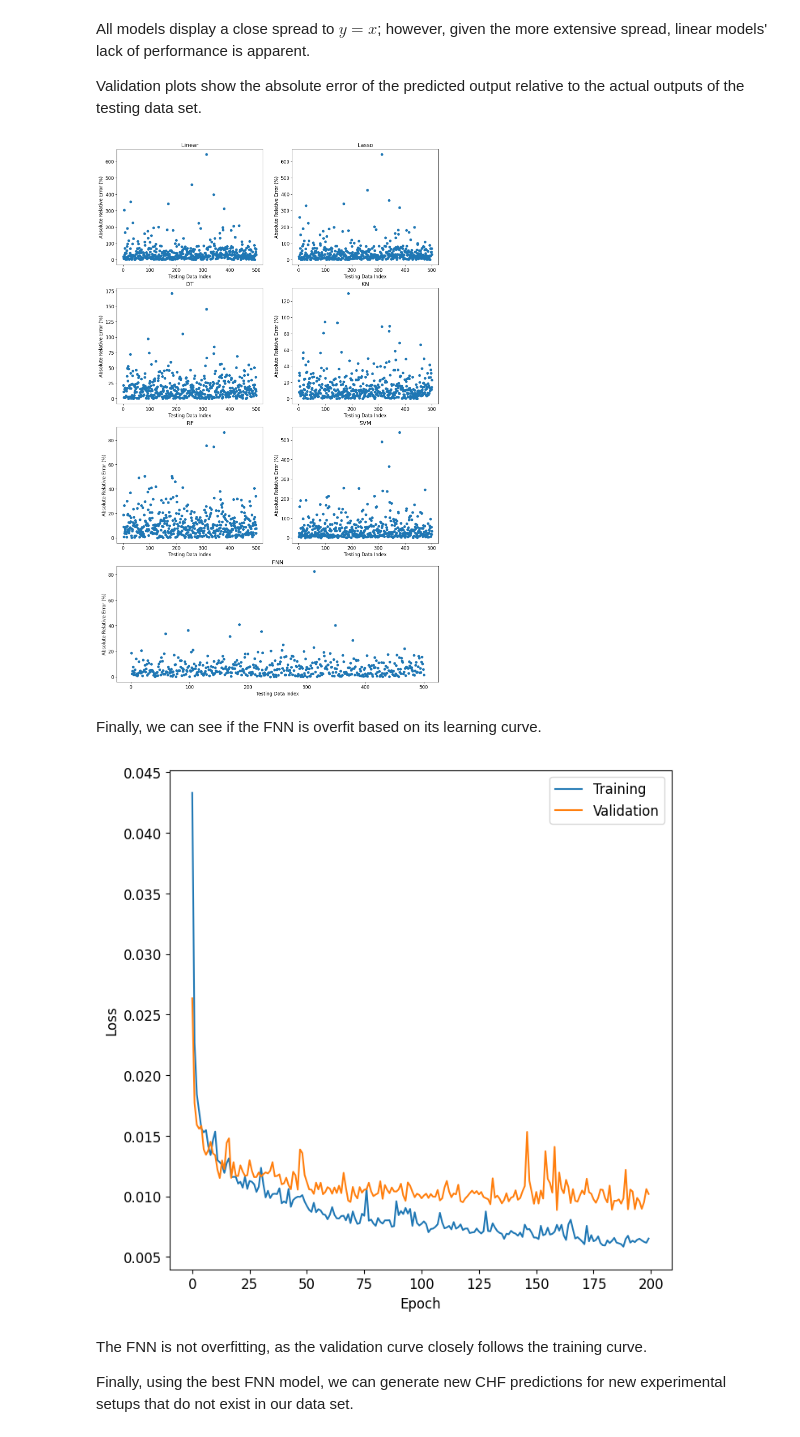
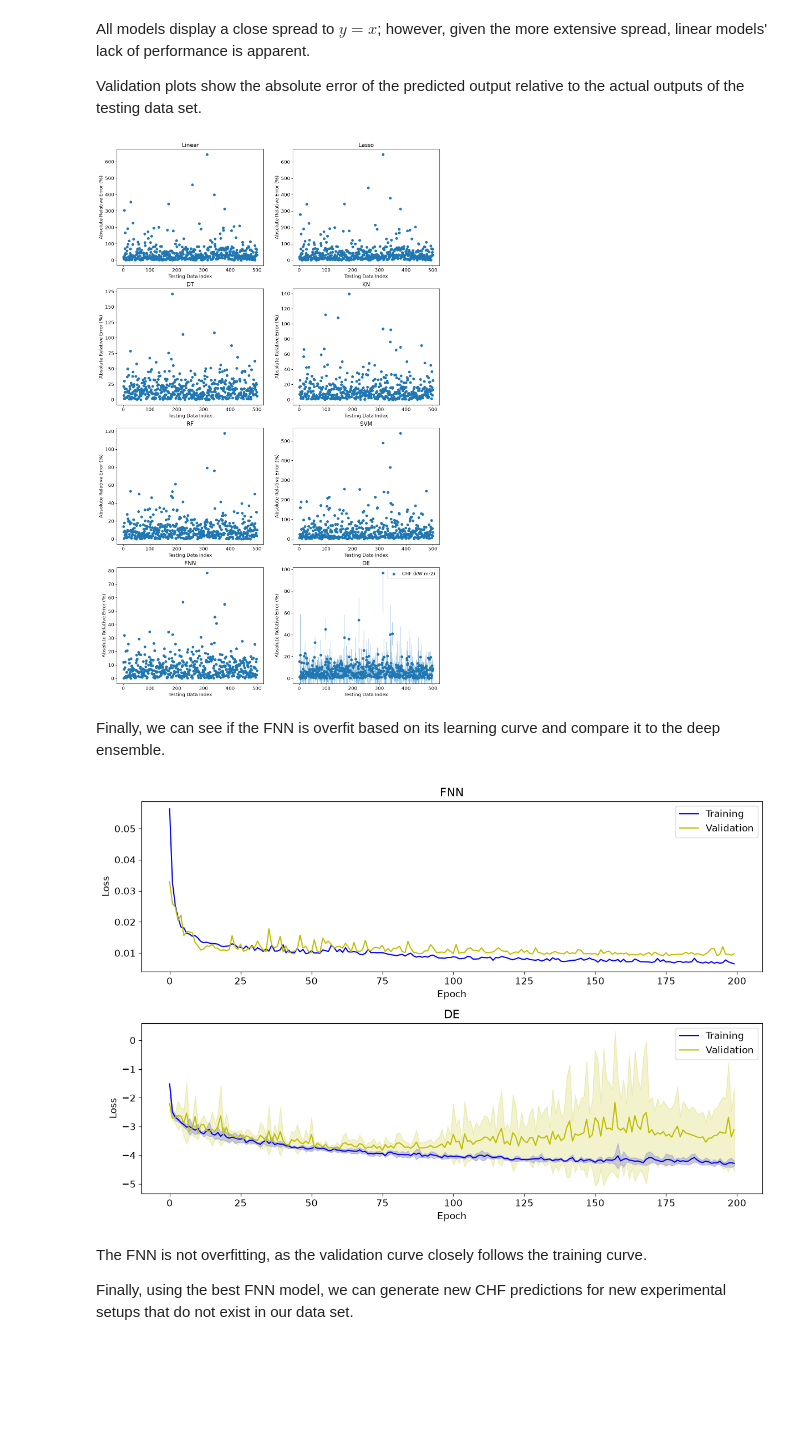
Before and after one commit to aims-umich/pyMAISE, a Jupyter notebook: docs/source/benchmarks/chf.ipynb, the cells around one changed output. Cells and saved outputs as stored; diff of their text form; code cells hidden in the pictures; blank space fills up the shorter version.

```diff
--- a/docs/source/benchmarks/chf.ipynb
+++ b/docs/source/benchmarks/chf.ipynb
@@ -132,7 +132,7 @@ We will examine the performance of 7 regression models:
 For hyperparameter tuning, we initialize all classical models as scikit-learn defaults. For the FNN we define input and output layers with possible dropout layers. These layers include hyperparameter tuning of their number of nodes, use of sublayers, and the rate of dropout. The dense hidden layers include tuning of their depth.
 # %%
 model_settings = {
-    "models": ["Linear", "Lasso", "SVM", "DT", "RF", "KN", "FNN"],
+    "models": ["Linear", "Lasso", "SVM", "DT", "RF", "KN", "FNN", "DE"],
     "FNN": {
         "structural_params": {
             "Dense_hidden": {
@@ -162,6 +162,36 @@ model_settings = {
             "validation_split": 0.15,
         },
     },
+    "DE": {
+        "num_models": 5,
+         "structural_params": {
+            "Dense_hidden": {
+                "num_layers": mai.Int(min_value=0, max_value=4),
+                "units": mai.Int(min_value=25, max_value=300),
+                "activation": "relu",
+                "sublayer": mai.Choice(["Dropout_hidden", "None"]),
+                "Dropout_hidden": {
+                "rate": mai.Float(min_value=0.4, max_value=0.6),
+                },
+            },
+            "Dense_output": {
+                "units": ytrain.shape[-1] * 2,
+                "activation": "linear",
+            },
+        },
+        "optimizer": "Adam",
+        "Adam": {
+            "learning_rate": mai.Float(min_value=1e-5, max_value=0.001),
+        },
+        "compile_params": {
+            "loss": "nll",
+        },
+        "fitting_params": {
+            "batch_size": mai.Choice([16, 32, 64]),
+            "epochs": 30,
+            "validation_split": 0.15,
+        },
+    }
 }
 tuner = mai.Tuner(xtrain, ytrain, model_settings=model_settings)
 # %% [markdown]
@@ -238,6 +268,7 @@ postprocessor = mai.PostProcessor(
     model_configs=[random_search_configs, bayesian_search_configs],
     new_model_settings={
         "FNN": {"fitting_params": {"epochs": 200}},
+        "DE": {"fitting_params": {"epochs": 200}},
     },
     yscaler=yscaler,
 )
@@ -324,19 +358,30 @@ for i in range(models.shape[0]):
         ax = fig.add_subplot(gs[i, j])
         ax = postprocessor.validation_plot(model_type=models[i, j])
         ax.set_title(models[i, j])
-ax = fig.add_subplot(gs[3, :])
+ax = fig.add_subplot(gs[3, 0])
 ax = postprocessor.validation_plot(model_type="FNN")
 ax.set_title("FNN")
+ax = fig.add_subplot(gs[3, 1])
+ax = postprocessor.validation_plot(model_type="DE")
+ax.set_title("DE")
 plt.show()
 # %% [output]
-[figure, old version]
+[figure, new version]
 # %% [markdown]
-Finally, we can see if the FNN is overfit based on its learning curve.
+Finally, we can see if the FNN is overfit based on its learning curve and compare it to the deep ensemble.
 # %%
-postprocessor.nn_learning_plot()
+fig, ax = plt.subplots(2, 1, figsize=(12, 8))
+
+postprocessor.nn_learning_plot(ax=ax[0], model_type="FNN")
+ax[0].set_title("FNN")
+
+postprocessor.nn_learning_plot(ax=ax[1], model_type="DE")
+ax[1].set_title("DE")
+
+plt.tight_layout()
 plt.show()
 # %% [output]
-[figure, old version]
+[figure, new version]
 # %% [markdown]
 The FNN is not overfitting, as the validation curve closely follows the training curve.
 
```
Also changed, not shown: parts of 10 cells of this notebook, 2 other files.
